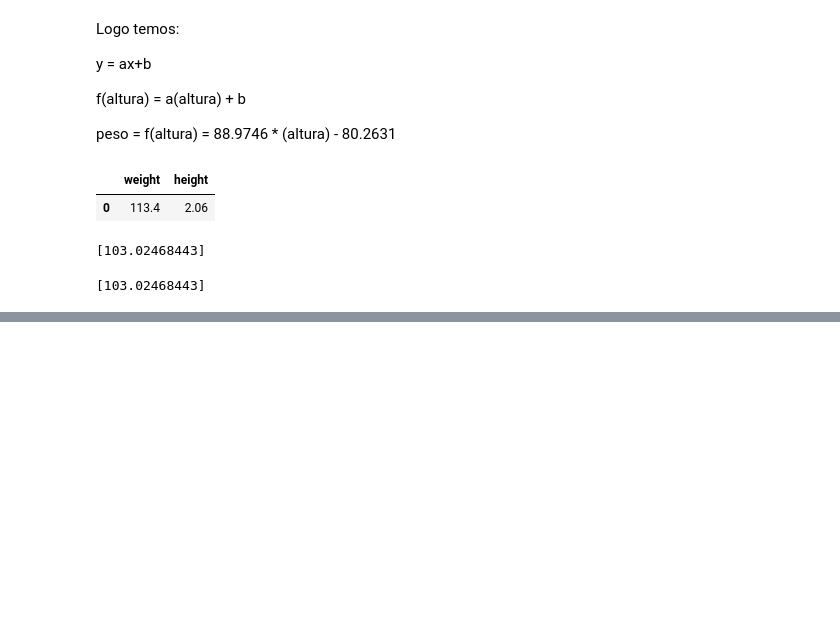
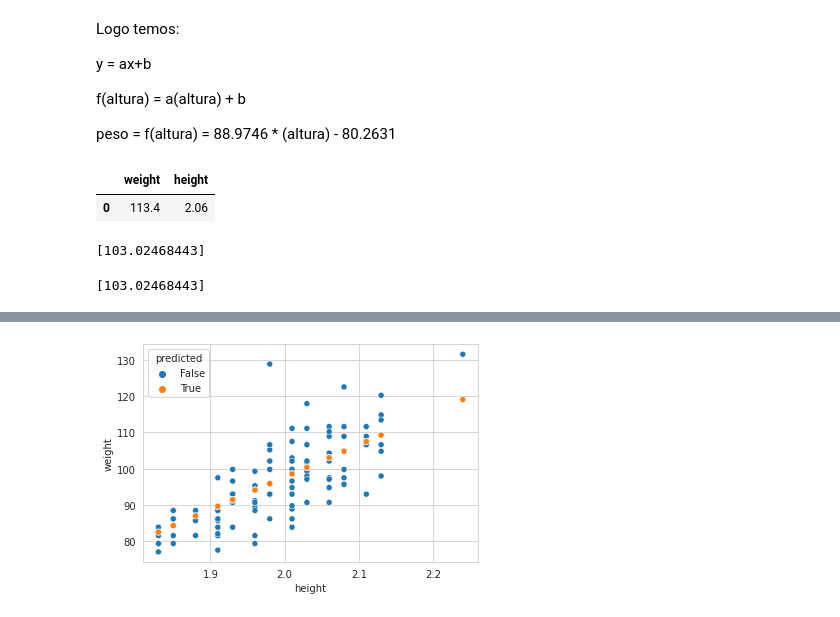
Before and after one commit to vinigm/Estudos, a Jupyter notebook: Machine_Learning.ipynb, the cells around one changed output, grey strips where cells are left out. Cells and saved outputs as stored; diff of their text form; code cells hidden in the pictures; blank space fills up the shorter version.

```diff
--- a/Machine_Learning.ipynb
+++ b/Machine_Learning.ipynb
@@ -575,0 +583,2 @@ print(peso)
+# %%
+target_predicted = model.predict(predictors_test)
@@ -575,0 +614,3 @@ print(peso)
+# %%
+test_data = pd.concat([predictors_test, pd.DataFrame(target_test, columns=['weight'])], axis=1).reset_index(drop=True)
+test_data['predicted'] = False
@@ -575,0 +626,3 @@ print(peso)
+# %%
+prediction_data = pd.concat([predictors_test.reset_index(drop=True), pd.DataFrame(target_predicted, columns=['weight'])], axis=1).reset_index(drop=True)
+prediction_data['predicted'] = True
@@ -575,0 +638,9 @@ print(peso)
+# %%
+prediction = pd.concat([test_data, prediction_data]).reset_index(drop=True)
+# %%
+with sns.axes_style('whitegrid'):
+
+  # peso = 88.9746 * altura - 80.2631
+  sns.scatterplot(data=prediction, x='height', y='weight', hue='predicted')
+# %% [output]
+[figure, added]
```
Also changed, not shown: parts of 145 cells of this notebook.
